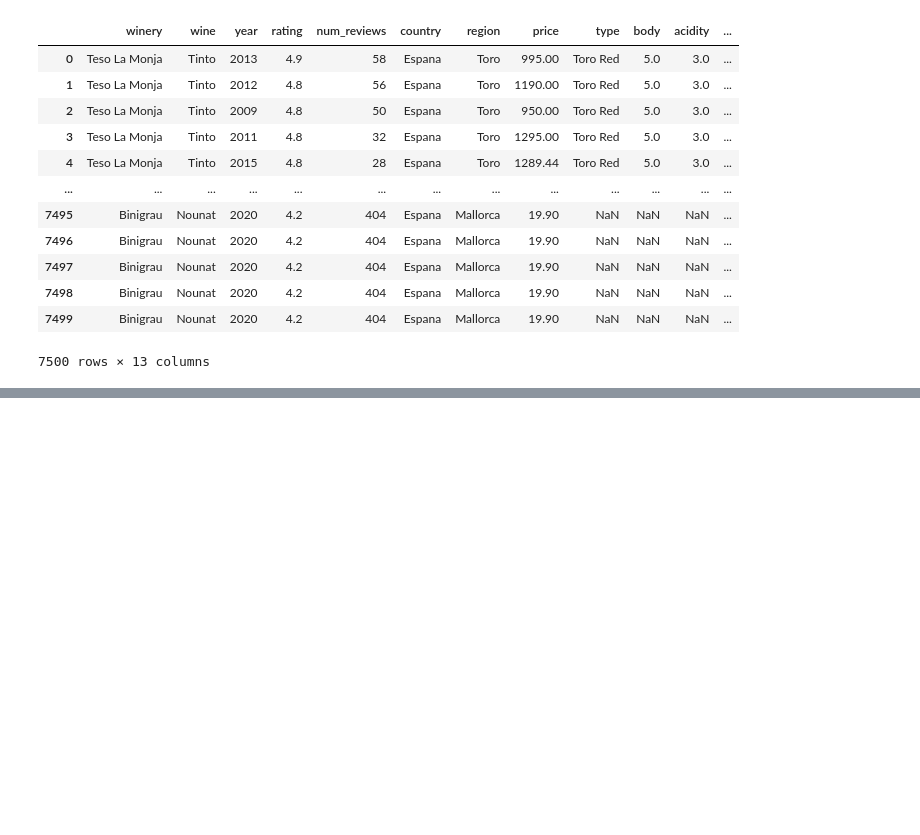
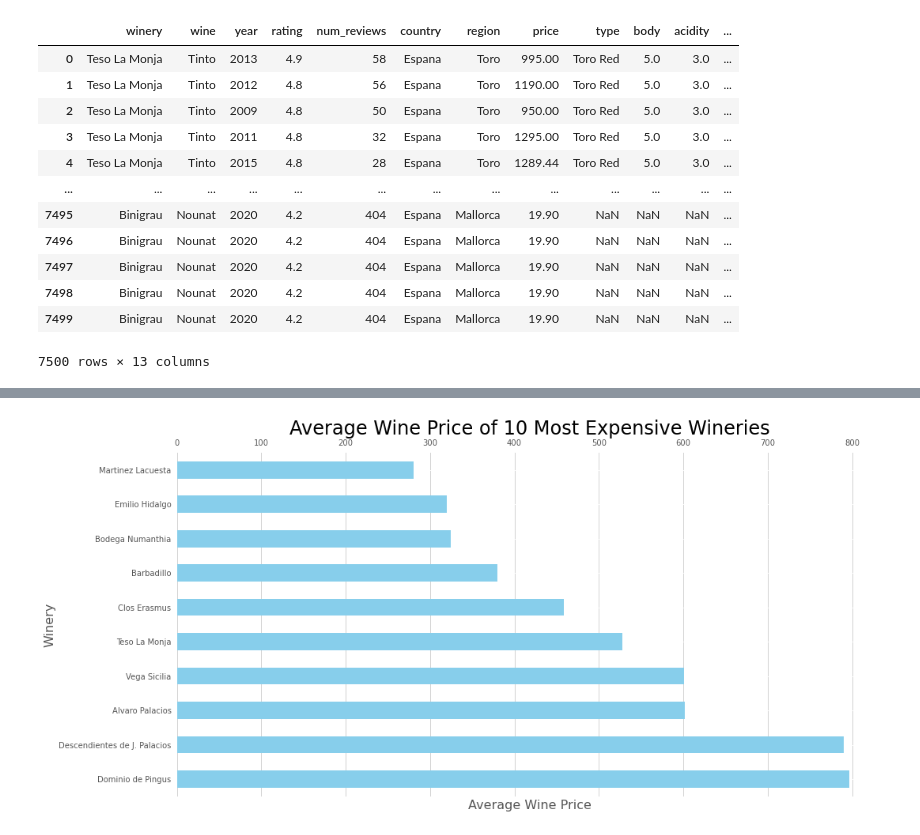
Before and after one commit to CharlesPizza/SpanishWineVisualization, a Jupyter notebook: SpanishWineExplore.ipynb, the cells around one changed output, grey strips where cells are left out. Saved outputs shown, nothing was run; the diff lists cells and outputs as text; code cells hidden in the pictures; blank space fills up the shorter version.

```diff
--- a/SpanishWineExplore.ipynb
+++ b/SpanishWineExplore.ipynb
@@ -386,0 +417,11 @@ plt.scatter(
+# %%
+ax = df.groupby('winery')['price'].mean().sort_values(ascending=False).head(10).plot.barh(figsize=(16,8), color='skyblue')
+plt.xlabel('Average Wine Price', fontsize=16)
+plt.ylabel('Winery', fontsize=16)
+plt.title('Average Wine Price of 10 Most Expensive Wineries', fontsize=24)
+plt.tick_params(labelbottom=False,labeltop=True)
+plt.box(False)
+plt.tick_params(left=False, bottom=False)
+ax.grid(visible=True, which='major', axis='x', color='lightgrey', linestyle='-', linewidth=1)
+# %% [output]
+[figure, added]
```
Also changed, not shown: parts of 23 cells of this notebook.
